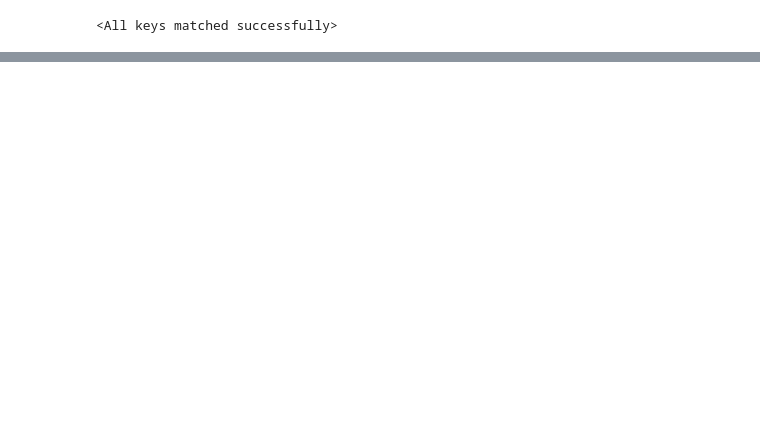
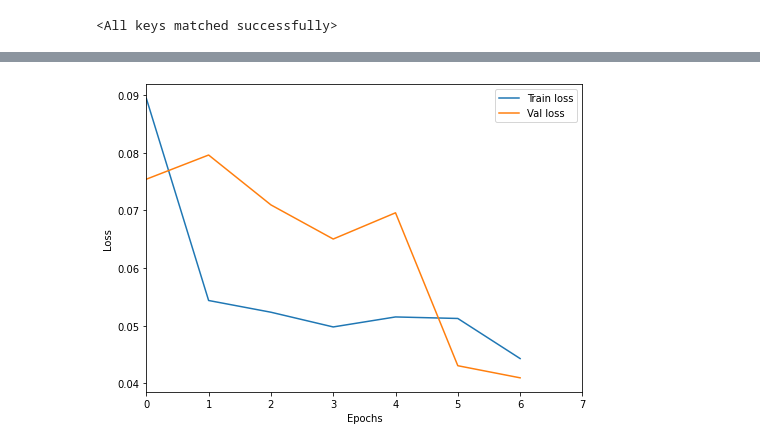
Before and after one commit to apelykh/deep-audio-mixer, a Jupyter notebook: mixing_model_training.ipynb, the cells around one changed output, grey strips where cells are left out. Cells and saved outputs as stored; diff of their text form; code cells hidden in the pictures; blank space fills up the shorter version.

```diff
--- a/mixing_model_training.ipynb
+++ b/mixing_model_training.ipynb
@@ -249,0 +179,5 @@ plt.savefig('{}/loss.png'.format(weights_dir))
+# %%
+model_vector = MixingModelVector().to(device)
+
+num_trainable_param = sum(p.numel() for p in model_vector.parameters() if p.requires_grad)
+print('{} trainable parameters'.format(num_trainable_param))
@@ -249,0 +189,7 @@ plt.savefig('{}/loss.png'.format(weights_dir))
+# %%
+criterion = torch.nn.MSELoss()
+optimizer = torch.optim.Adam(model_vector.parameters(), weight_decay=1e-5)
+# %%
+start_epoch = 0
+num_epochs = 7
+train_loss2, val_loss2 = train_model(model_vector, criterion, optimizer, start_epoch, num_epochs, 'vector')
@@ -249,0 +217,12 @@ plt.savefig('{}/loss.png'.format(weights_dir))
+# %%
+plt.figure(figsize=(7,5))
+plt.plot(train_loss2, label='Train loss')
+plt.plot(val_loss2, label='Val loss')
+plt.xlabel('Epochs')
+plt.ylabel('Loss');
+plt.xlim(0, 0 + num_epochs)
+plt.legend()
+plt.tight_layout()
+plt.savefig('{}/loss.png'.format(weights_dir))
+# %% [output]
+[figure, added]
```
Also changed, not shown: parts of 20 cells of this notebook, 8 other files.
